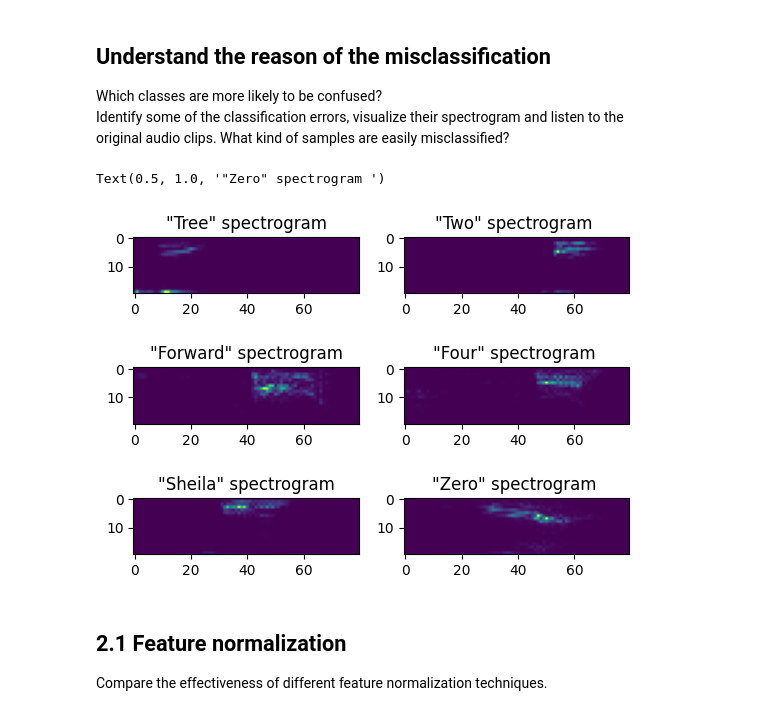
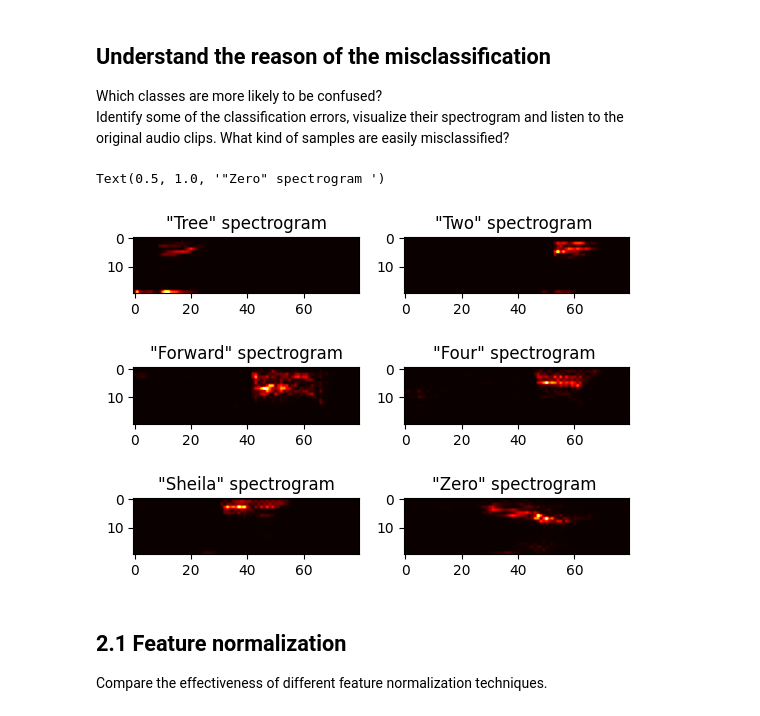
Before and after one commit to DavideLigari/speech-recognition, a Jupyter notebook: code/main.ipynb, the cells around one changed output. Drawn from its saved outputs; the diff is of its cells as text; code cells hidden in the pictures.

Commit message:
changed  graph colors

```diff
--- a/code/main.ipynb
+++ b/code/main.ipynb
@@ -293,40 +293,40 @@ spectrogram_tree = example_tree.reshape(20, 80)
 
 example_two_index = np.where(Ytrain == 29)[0][0]
 example_two = Xtrain[example_two_index]
 spectrogram_two = example_two.reshape(20, 80)
 
 example_forward_index = np.where(Ytrain == 9)[0][0]
 example_forward = Xtrain[example_forward_index]
 spectrogram_forward = example_forward.reshape(20, 80)
 
 example_four_index = np.where(Ytrain == 10)[0][0]
 example_four = Xtrain[example_four_index]
 spectrogram_four = example_four.reshape(20, 80)
 
 example_sheila_index = np.where(Ytrain == 24)[0][0]
 example_sheila = Xtrain[example_sheila_index]
 spectrogram_sheila = example_sheila.reshape(20, 80)
 
 example_zero_index = np.where(Ytrain == 34)[0][0]
 example_zero = Xtrain[example_zero_index]
 spectrogram_zero = example_zero.reshape(20, 80)
 
 fig, axs = plt.subplots(3, 2)
-axs[0, 0].imshow(spectrogram_tree)
+axs[0, 0].imshow(spectrogram_tree,cmap="hot")
 axs[0, 0].set_title("\"Tree\" spectrogram")
-axs[0, 1].imshow(spectrogram_two)
+axs[0, 1].imshow(spectrogram_two,cmap="hot")
 axs[0, 1].set_title("\"Two\" spectrogram ")
-axs[1, 0].imshow(spectrogram_forward)
+axs[1, 0].imshow(spectrogram_forward,cmap="hot")
 axs[1, 0].set_title("\"Forward\" spectrogram")
-axs[1, 1].imshow(spectrogram_four)
+axs[1, 1].imshow(spectrogram_four,cmap="hot")
 axs[1, 1].set_title("\"Four\" spectrogram ")
-axs[2, 0].imshow(spectrogram_sheila)
+axs[2, 0].imshow(spectrogram_sheila,cmap="hot")
 axs[2, 0].set_title("\"Sheila\" spectrogram")
-axs[2, 1].imshow(spectrogram_zero)
+axs[2, 1].imshow(spectrogram_zero,cmap="hot")
 axs[2, 1].set_title("\"Zero\" spectrogram ")
 # %% [output]
 Text(0.5, 1.0, '"Zero" spectrogram ')
-[figure, old version]
+[figure, new version]
 # %% [markdown]
 ## 2.1 Feature normalization
 Compare the effectiveness of different feature normalization techniques.
```
Also changed, not shown: parts of 2 cells of this notebook.
